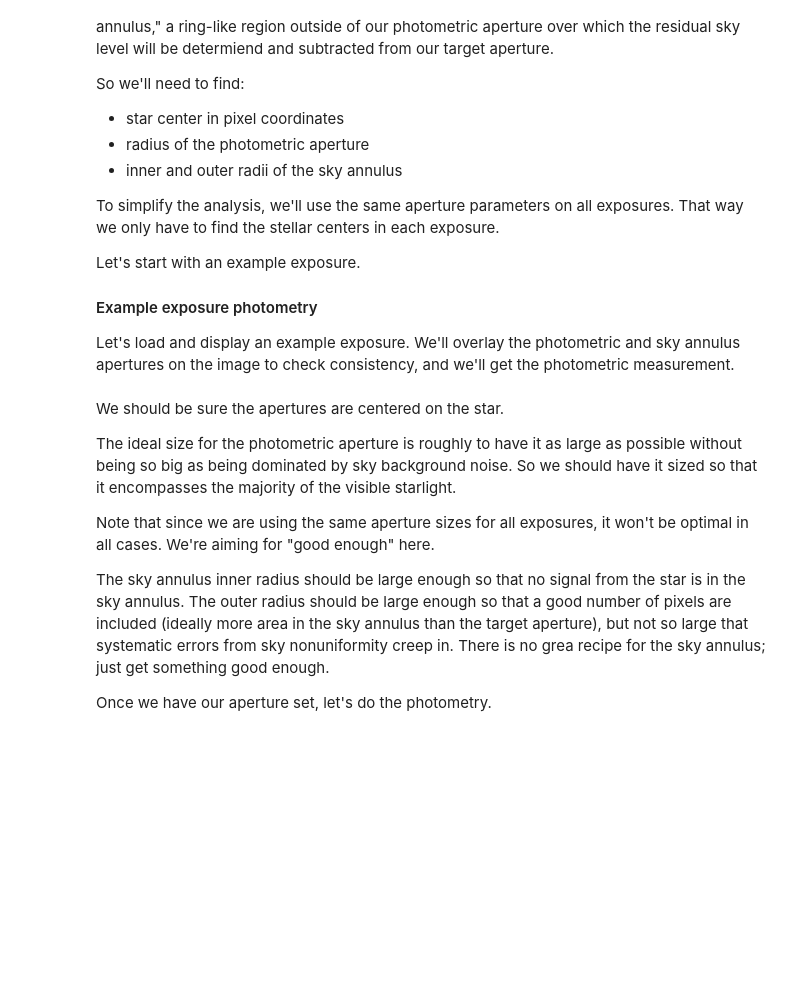
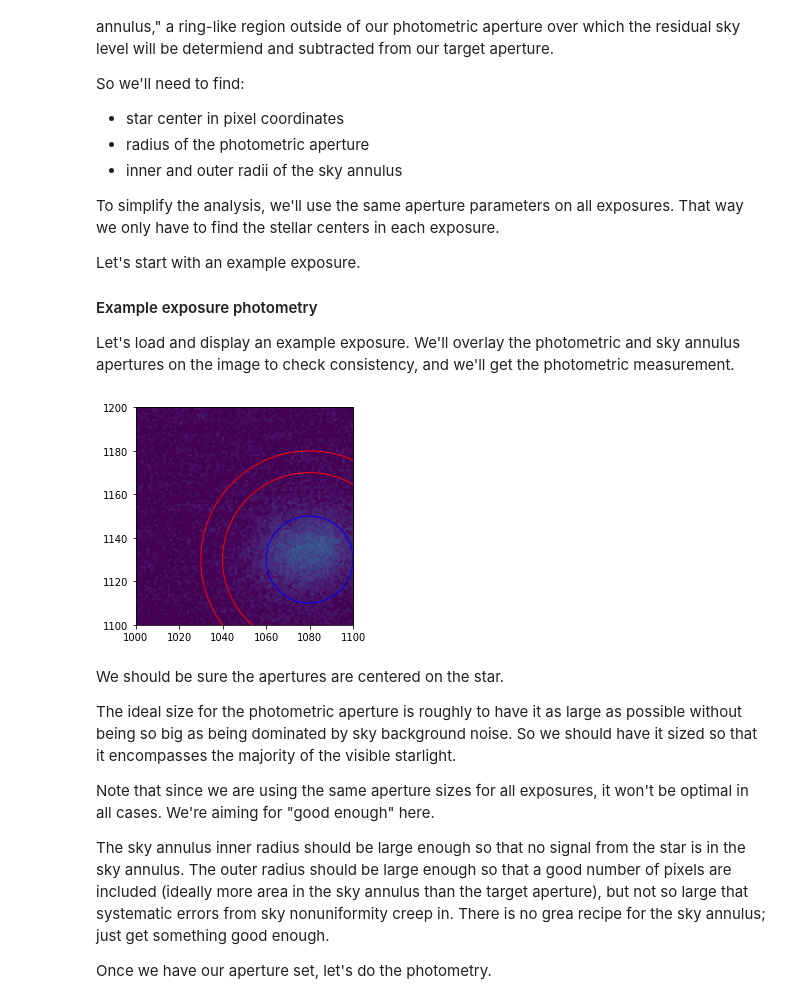
Before and after one commit to ameliakonomos/astro_stats, a Jupyter notebook: Lab 3 - notebook template.ipynb, the cells around one changed output. Cells and saved outputs as stored; diff of their text form; code cells hidden in the pictures; blank space fills up the shorter version.

```diff
--- a/Lab 3 - notebook template.ipynb
+++ b/Lab 3 - notebook template.ipynb
@@ -467,37 +506,54 @@ Let's start with an example exposure.
 Let's load and display an example exposure.  We'll overlay the photometric and sky annulus apertures on the image to check consistency, and we'll get the photometric measurement.
 # %%
 # first some definitions
-proc_targ_im_fn = 'FIXME.fits'  # filename for processed example target exposure
-t_exp = FIXME  # [s] exposure time
-x, y = FIXME, FIXME  # [pix], [pix]  stellar x and y postiions
-phot_rad = FIXME  # [pix] photometric aperture radius
-sky_ann_inner_rad = FIXME  # [pix] sky annulus inner radius
-sky_ann_outer_rad = FIXME  # [pix] sky annulus outer radius
+proc_targ_im_fn = 'proc-vv1.FIT'  # filename for processed example target exposure
+t_exp = 5.0  # [s] exposure time
+x, y =  1080.0, 1130.0  # [pix], [pix]  stellar x and y postiions
+phot_rad = 20.0  # [pix] photometric aperture radius
+sky_ann_inner_rad = 40.0  # [pix] sky annulus inner radius
+sky_ann_outer_rad = 50.0 # [pix] sky annulus outer radius
 
 # load the target image
-im = FIXME
+im = fits.getdata(proc_data_dir+'proc-vv1.FIT')
 
 # create a figure
 fig = pylab.figure()
-ax = fig.add_subplt(111)
+ax = fig.add_subplot(111)
 
 # display the image
-ax.imshow(im)
+ax.imshow(im, vmax = 0.08, vmin = 0)
+pylab.xlim(1000, 1100)
+pylab.ylim(1100, 1200)
 
 # overlay a circle for the photometric aperture
 ax.add_patch(mpl.patches.Circle((x,y), # center of the circle
                                 radius=phot_rad, # radius of the circle
                                 ec='b', # sets the circle edge color to blue
                                 fill=False, # does not fill the circle with color
                                ))
 
 # overlay a circle for the sky annulus inner radius
+ax.add_patch(mpl.patches.Circle((1080.0, 1130.0), # center of the circle (x,y)
+                                radius=sky_ann_inner_rad, # radius of the circle
+                                ec='r', # sets the circle edge color to blue
+                                fill=False, # does not fill the circle with color
+                               ))
+
+#QUESTION WHAT IS RADIUS HERE
 
 # overlay a circle for the sky annulus outer radius
+ax.add_patch(mpl.patches.Circle((1080.0, 1130.0), # center of the circle (x,y)
+                                radius=sky_ann_outer_rad, # radius of the circle
+                                ec='r', # sets the circle edge color to blue
+                                fill=False, # does not fill the circle with color
+                               ))
 
 
 # show the figure
 pylab.draw()
+#CHECK WITH LIZVETTE
+# %% [output]
+[figure, added]
 # %% [markdown]
 We should be sure the apertures are centered on the star.
 
```
Also changed, not shown: parts of 8 cells of this notebook.
